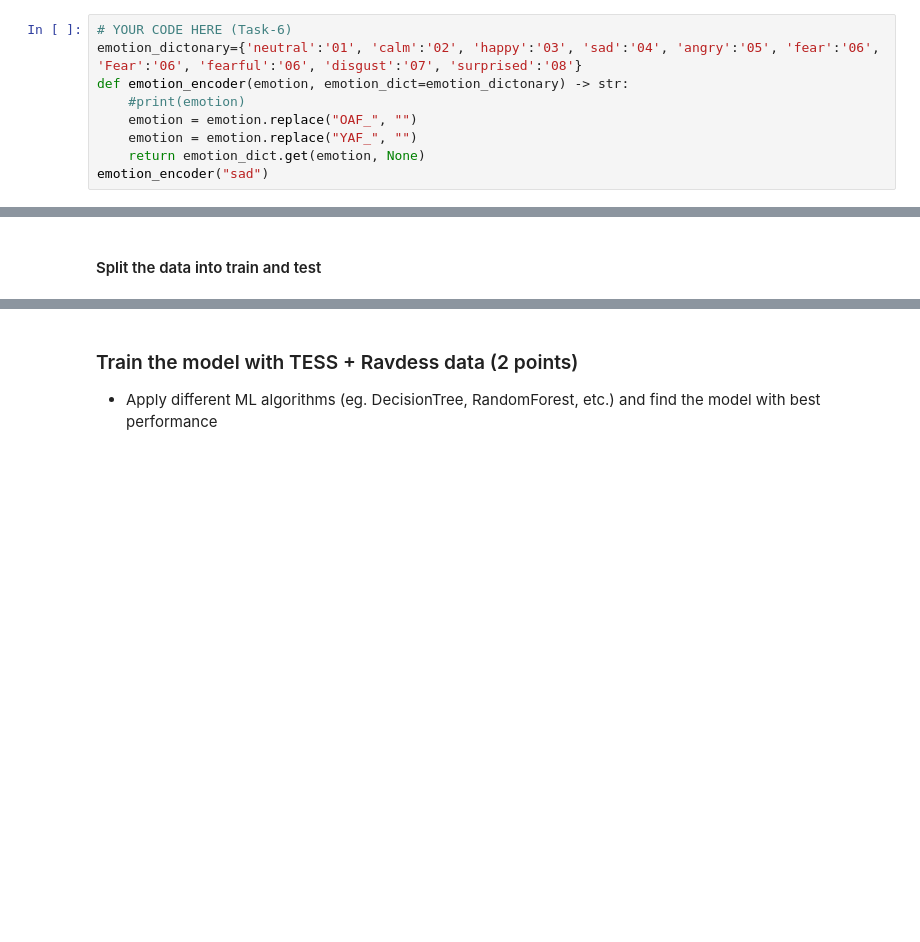
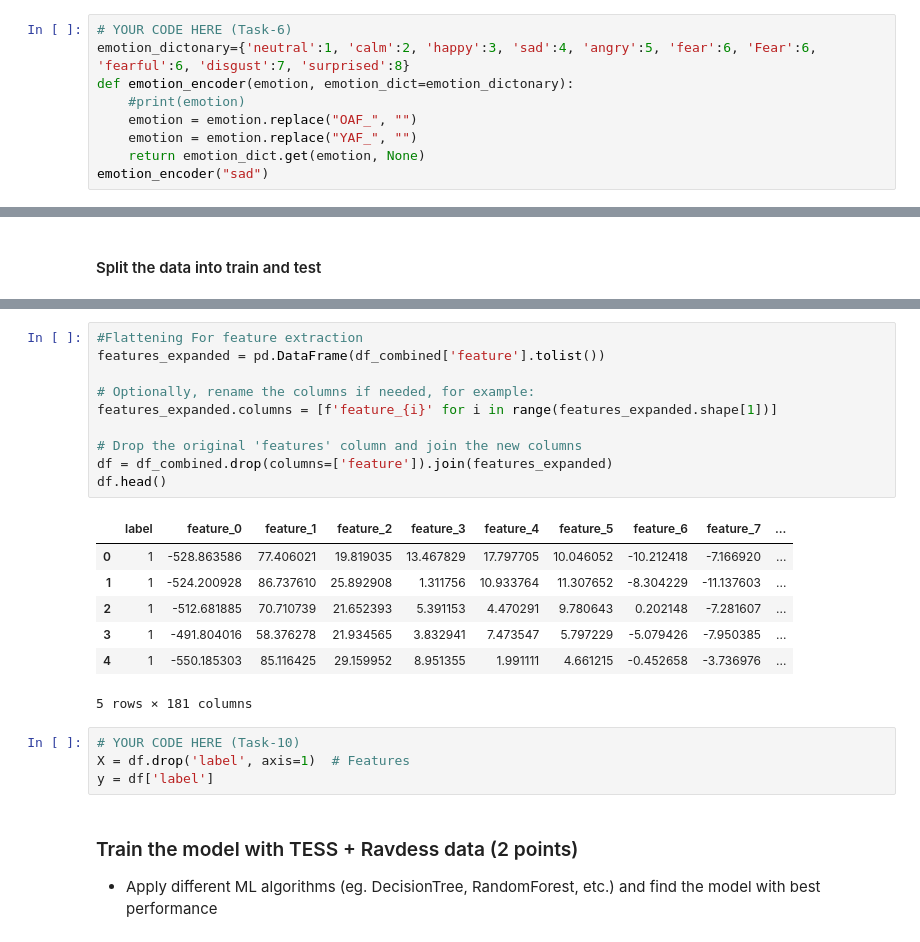
Before and after one commit to vchandraiitk/datascience, a Jupyter notebook: Vikas_M3_NB_MiniProject_3_Emotion_Classification_from_Speech.ipynb, the cells around one changed output, grey strips where cells are left out. Cells and saved outputs as stored; diff of their text form; blank space fills up the shorter version.

```diff
--- a/Vikas_M3_NB_MiniProject_3_Emotion_Classification_from_Speech.ipynb
+++ b/Vikas_M3_NB_MiniProject_3_Emotion_Classification_from_Speech.ipynb
@@ -330,8 +327,8 @@ array([-5.28863586e+02,  7.74060211e+01,  1.98190346e+01,  1.34678288e+01,
 #### Create a dictionary or a function to encode the emotions
 # %%
 # YOUR CODE HERE (Task-6)
-emotion_dictonary={'neutral':'01', 'calm':'02', 'happy':'03', 'sad':'04', 'angry':'05', 'fear':'06', 'Fear':'06', 'fearful':'06', 'disgust':'07', 'surprised':'08'}
-def emotion_encoder(emotion, emotion_dict=emotion_dictonary) -> str:
+emotion_dictonary={'neutral':1, 'calm':2, 'happy':3, 'sad':4, 'angry':5, 'fear':6, 'Fear':6, 'fearful':6, 'disgust':7, 'surprised':8}
+def emotion_encoder(emotion, emotion_dict=emotion_dictonary):
     #print(emotion)
     emotion = emotion.replace("OAF_", "")
     emotion = emotion.replace("YAF_", "")
@@ -413,3 +420,25 @@ print(y_test.shape )
+# %%
+#Flattening For feature extraction
+features_expanded = pd.DataFrame(df_combined['feature'].tolist())
+
+# Optionally, rename the columns if needed, for example:
+features_expanded.columns = [f'feature_{i}' for i in range(features_expanded.shape[1])]
+
+# Drop the original 'features' column and join the new columns
+df = df_combined.drop(columns=['feature']).join(features_expanded)
+df.head()
+# %% [output]
+|  | label | feature_0 | feature_1 | feature_2 | feature_3 | feature_4 | feature_5 | feature_6 | feature_7 | ... |
+| 0 | 1 | -528.863586 | 77.406021 | 19.819035 | 13.467829 | 17.797705 | 10.046052 | -10.212418 | -7.166920 | ... |
+| 1 | 1 | -524.200928 | 86.737610 | 25.892908 | 1.311756 | 10.933764 | 11.307652 | -8.304229 | -11.137603 | ... |
+| 2 | 1 | -512.681885 | 70.710739 | 21.652393 | 5.391153 | 4.470291 | 9.780643 | 0.202148 | -7.281607 | ... |
+| 3 | 1 | -491.804016 | 58.376278 | 21.934565 | 3.832941 | 7.473547 | 5.797229 | -5.079426 | -7.950385 | ... |
+| 4 | 1 | -550.185303 | 85.116425 | 29.159952 | 8.951355 | 1.991111 | 4.661215 | -0.452658 | -3.736976 | ... |
+5 rows × 181 columns
+# %%
+# YOUR CODE HERE (Task-10)
+X = df.drop('label', axis=1)  # Features
+y = df['label']
 # %% [markdown]
 ### Train the model with TESS + Ravdess data (2 points)
 
```
Also changed, not shown: parts of 13 cells of this notebook.
